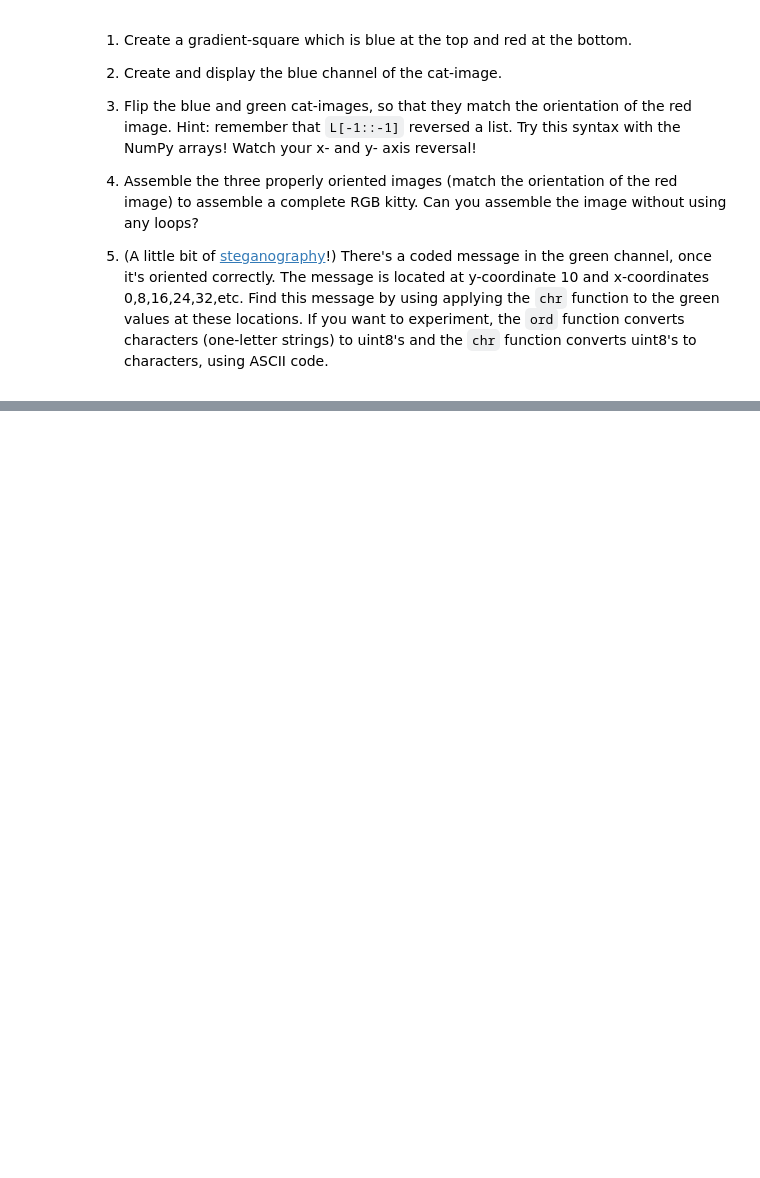
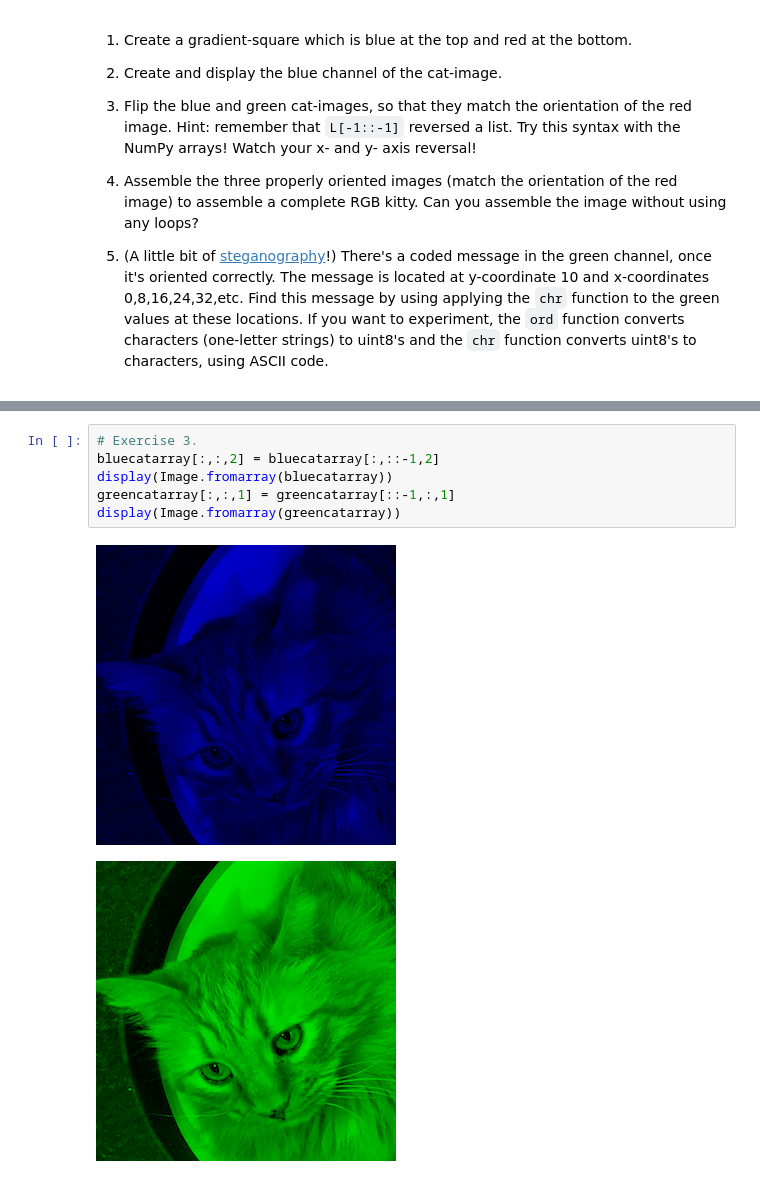
Before and after one commit to jdvallad/Math-152, a Jupyter notebook: P4M_Notebook_4.ipynb, the cells around one changed output, grey strips where cells are left out. Saved outputs shown, nothing was run; the diff lists cells and outputs as text; blank space fills up the shorter version.

```diff
--- a/P4M_Notebook_4.ipynb
+++ b/P4M_Notebook_4.ipynb
@@ -1079,0 +1123,9 @@ Now we see the problem!  Complete the exercises below to fix the image.
+# %%
+# Exercise 3.
+bluecatarray[:,:,2] = bluecatarray[:,::-1,2]
+display(Image.fromarray(bluecatarray))
+greencatarray[:,:,1] = greencatarray[::-1,:,1]
+display(Image.fromarray(greencatarray))
+# %% [output]
+[figure, added]
+[figure, added]
```
Also changed, not shown: parts of 15 cells of this notebook.
